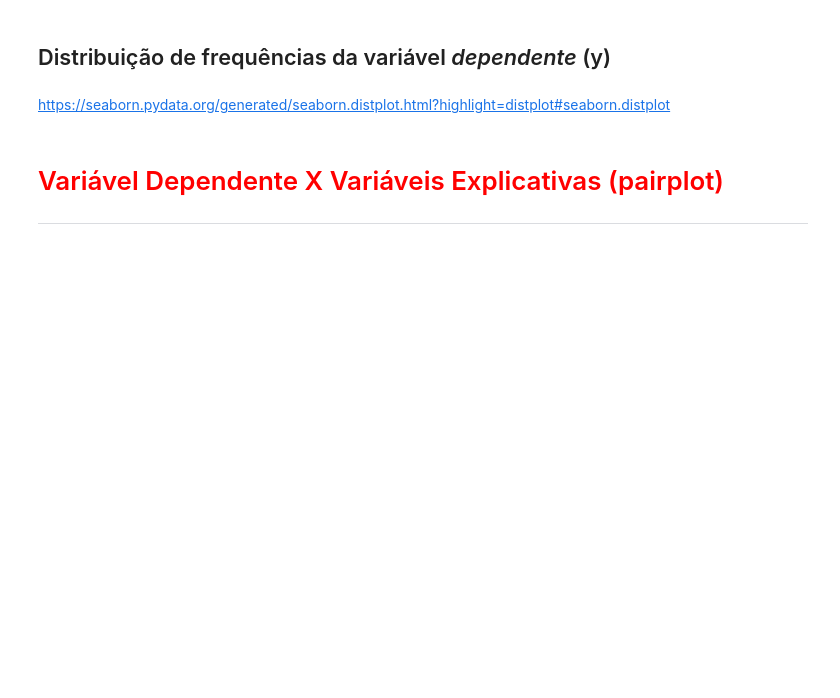
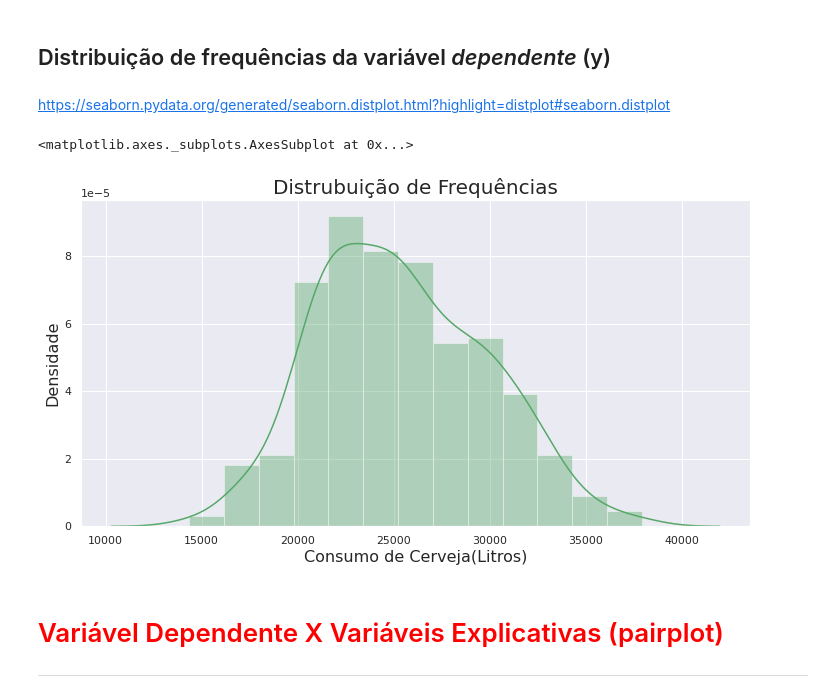
Before and after one commit to vitorsoier/RegressaoLinear, a Jupyter notebook: Regressão_Linear.ipynb, the cells around one changed output. Saved outputs shown, nothing was run; the diff lists cells and outputs as text; code cells hidden in the pictures; blank space fills up the shorter version.

```diff
--- a/Regressão_Linear.ipynb
+++ b/Regressão_Linear.ipynb
@@ -180,6 +184,19 @@ Text(0, 0.5, 'Fim de semana')
 ## Distribuição de frequências da variável *dependente* (y)
 # %% [markdown]
 https://seaborn.pydata.org/generated/seaborn.distplot.html?highlight=distplot#seaborn.distplot
+# %%
+sns.set_theme(style ='darkgrid', color_codes= True)
+
+ax = sns.distplot(dados['consumo'], color= 'g')
+ax.figure.set_size_inches(12, 6)
+ax.set_title('Distrubuição de Frequências', fontsize=20)
+ax.set_xlabel('Consumo de Cerveja(Litros)', fontsize=16)
+ax.set_ylabel('Densidade', fontsize=16)
+
+ax
+# %% [output]
+<matplotlib.axes._subplots.AxesSubplot at 0x...>
+[figure, added]
 # %% [markdown]
 # <font color='red' style='font-size: 30px;'>Variável Dependente X Variáveis Explicativas (pairplot)</font>
 <hr style='border: 2px solid red;'>
```
Also changed, not shown: parts of 10 cells of this notebook.
